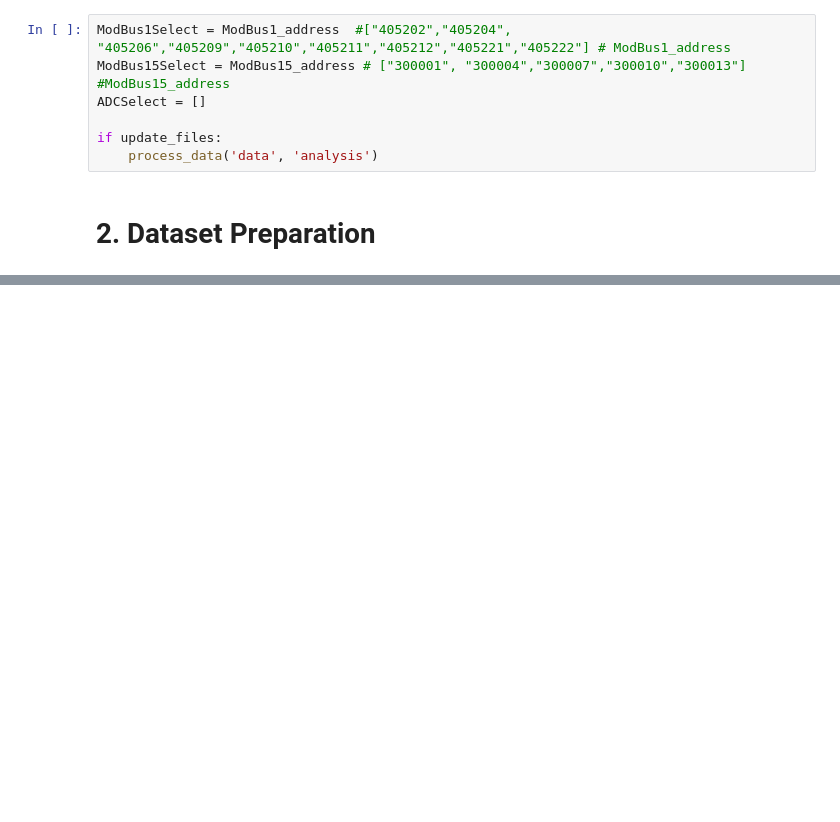
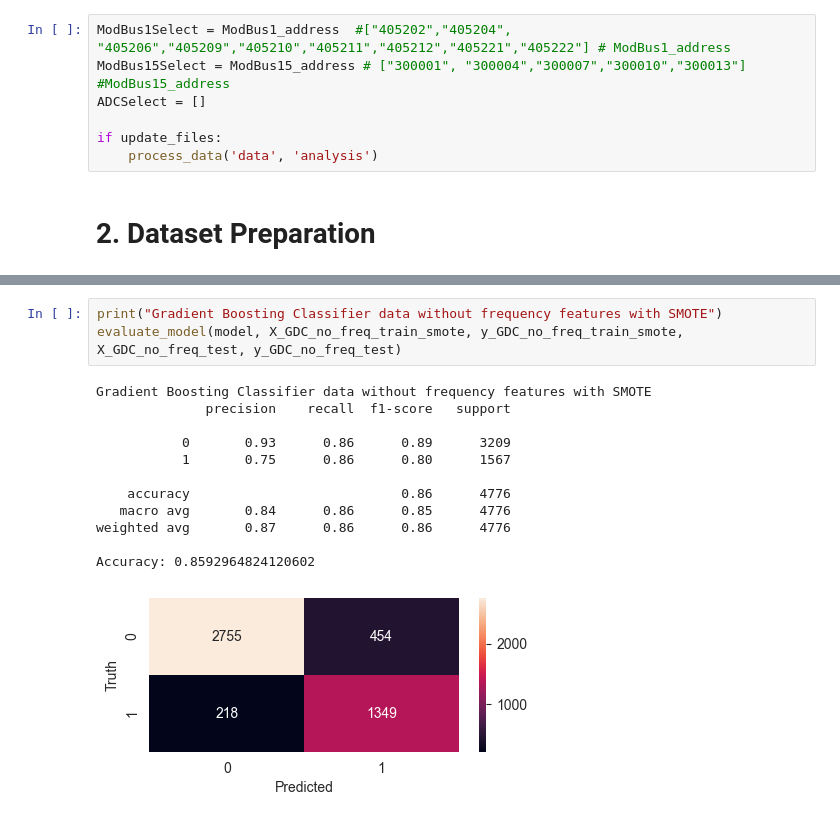
Before and after one commit to sserkanakin/bachelor-thesis-research-archive, a Jupyter notebook: code/data.ipynb, the cells around one changed output, grey strips where cells are left out. Saved outputs shown, nothing was run; the diff lists cells and outputs as text; blank space fills up the shorter version.

```diff
--- a/code/data.ipynb
+++ b/code/data.ipynb
@@ -443,0 +827,16 @@ plt.show()
+# %%
+print("Gradient Boosting Classifier data without frequency features with SMOTE")
+evaluate_model(model, X_GDC_no_freq_train_smote, y_GDC_no_freq_train_smote, X_GDC_no_freq_test, y_GDC_no_freq_test)
+# %% [output]
+Gradient Boosting Classifier data without frequency features with SMOTE
+              precision    recall  f1-score   support
+
+           0       0.93      0.86      0.89      3209
+           1       0.75      0.86      0.80      1567
+
+    accuracy                           0.86      4776
+   macro avg       0.84      0.86      0.85      4776
+weighted avg       0.87      0.86      0.86      4776
+
+Accuracy: 0.8592964824120602
+[figure, added]
```
Also changed, not shown: parts of 46 cells of this notebook, 5 other files.
